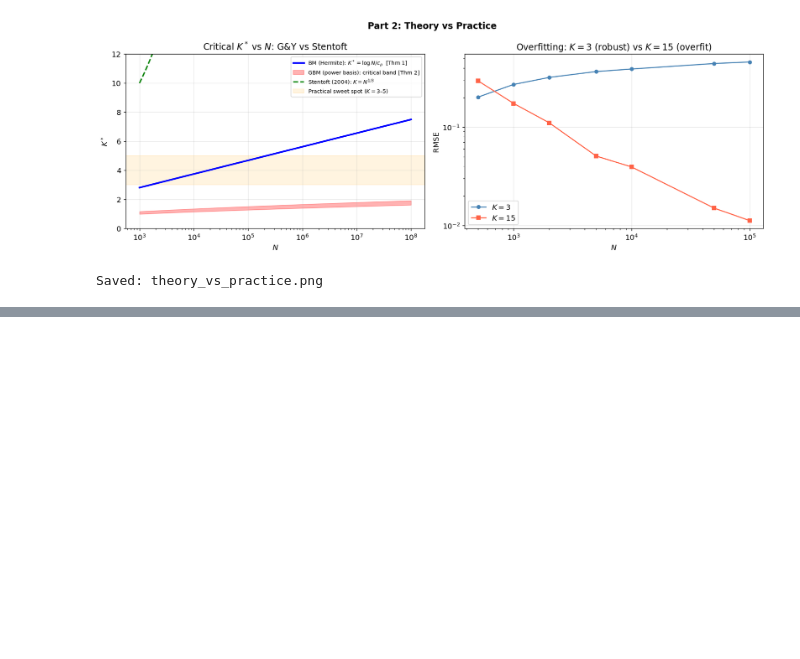
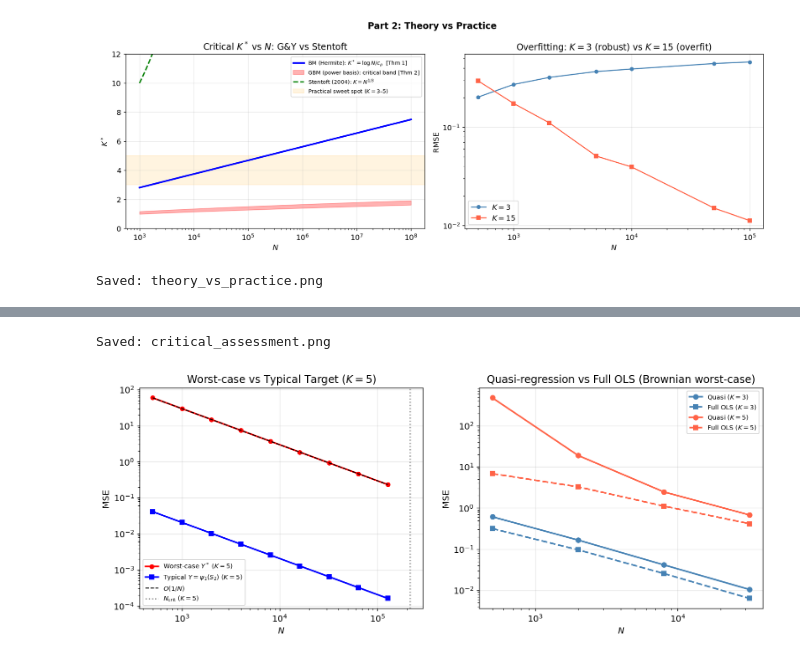
Before and after one commit to hamzaelarji/Simulation-method-for-finance-coursework, a Jupyter notebook: MATH70113_NB_Final.ipynb, the cells around one changed output, grey strips where cells are left out. Drawn from its saved outputs; the diff is of its cells as text; code cells hidden in the pictures; blank space fills up the shorter version.

Commit message:
Add critical section comparing worst-case vs. typical case and quasi-regression vs. full regression

```diff
--- a/MATH70113_NB_Final.ipynb
+++ b/MATH70113_NB_Final.ipynb
@@ -103,7 +103,7 @@ M_STEPS = 252       # daily discretisation
 
 def num_deriv(f, x0, dx=1e-5):
     """
-    Fifth-order central finite difference.
+    Fourth-order central finite difference.
     Coefficients: [-1/12, 2/3, 0, -2/3, 1/12] / dx
     Error = O(dx^4) ~ 1e-20 for dx=1e-5 — negligible vs MC noise.
     Works with any scalar-valued function, no vectorisation required.
@@ -1676,0 +1832,39 @@ Saved: theory_vs_practice.png
+# %%
+fig, axes = plt.subplots(1, 2, figsize=(14, 5))
+N_arr = np.array(N_cmp, dtype=float)
+
+# Left: MSE vs N, K=5
+ax = axes[0]
+mw5 = np.array([opt1[5][0][N] for N in N_cmp])
+mt5 = np.array([opt1[5][1][N] for N in N_cmp])
+ax.loglog(N_arr, mw5, 'r-o', ms=5, lw=2, label=r'Worst-case $Y^*$ ($K=5$)')
+ax.loglog(N_arr, mt5, 'b-s', ms=5, lw=2, label=r'Typical $Y=\psi_1(S_2)$ ($K=5$)')
+ax.loglog(N_arr, mw5[-1]*N_arr[-1]/N_arr, 'k--', lw=1.2, label='$O(1/N)$')
+ax.axvline(np.exp(5*c_rho), color='gray', ls=':', lw=1.5,
+           label=r'$N_{\rm crit}$ ($K=5$)')
+ax.set_xlabel('$N$'); ax.set_ylabel('MSE')
+ax.set_title('Worst-case vs Typical Target ($K=5$)'); ax.legend(fontsize=8)
+
+# Right: Quasi vs Full OLS
+ax = axes[1]
+N_qf_arr = np.array(N_qf, dtype=float)
+
+styles = {
+    (3, 'quasi'): dict(color='steelblue', ls='-',  marker='o', label='Quasi ($K=3$)'),
+    (3, 'full'):  dict(color='steelblue', ls='--', marker='s', label='Full OLS ($K=3$)'),
+    (5, 'quasi'): dict(color='tomato',    ls='-',  marker='o', label='Quasi ($K=5$)'),
+    (5, 'full'):  dict(color='tomato',    ls='--', marker='s', label='Full OLS ($K=5$)'),
+}
+
+for K in [3, 5]:
+    mq, mf = opt2[K]
+    ax.loglog(N_qf_arr, mq, lw=2, ms=6, **styles[(K,'quasi')])
+    ax.loglog(N_qf_arr, mf, lw=2, ms=6, **styles[(K,'full')])
+
+ax.set_xlabel('$N$'); ax.set_ylabel('MSE')
+ax.set_title('Quasi-regression vs Full OLS (Brownian worst-case)')
+ax.legend(fontsize=8)
+print('Saved: critical_assessment.png')
+# %% [output]
+Saved: critical_assessment.png
+[figure, added]
```
Also changed, not shown: parts of 11 cells of this notebook, 3 other files.
